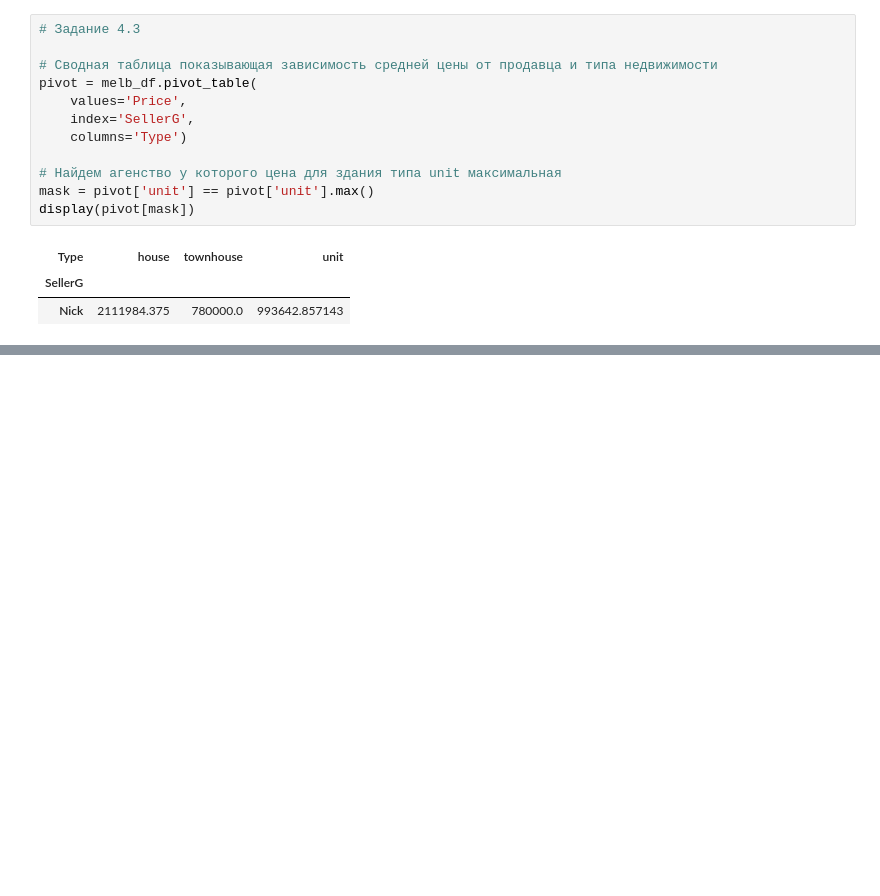
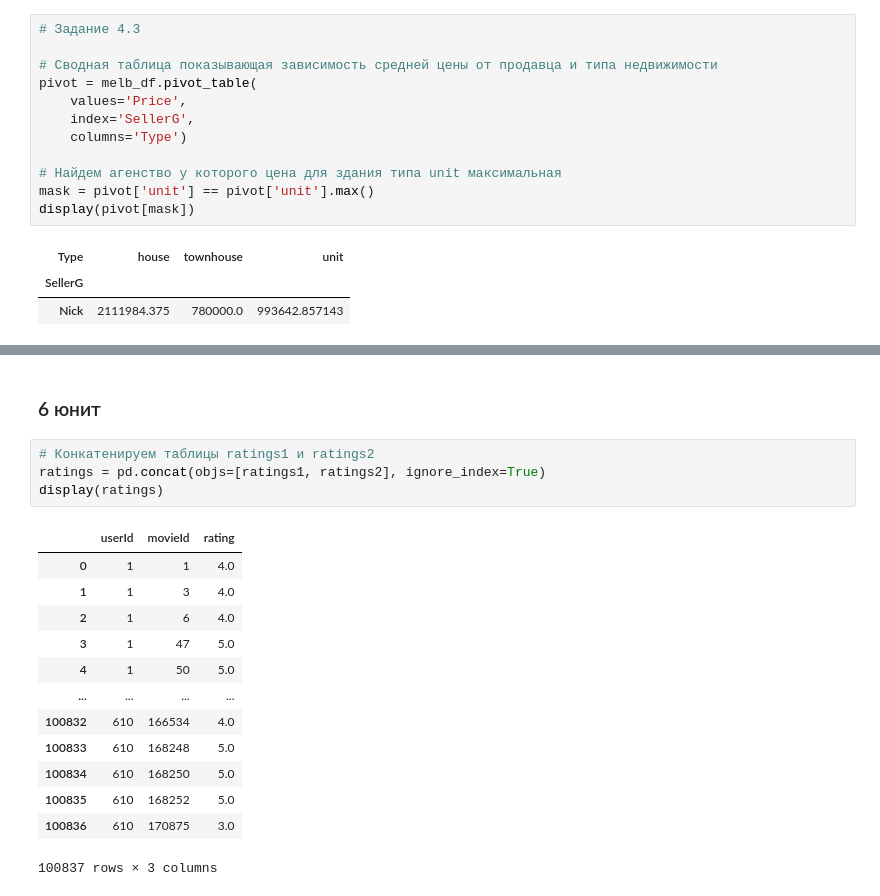
Before and after one commit to thetitorenko/sf_dspr_code, a Jupyter notebook: 01-block/05-python_12/05-python_12.ipynb, the cells around one changed output, grey strips where cells are left out. Saved outputs shown, nothing was run; the diff lists cells and outputs as text; blank space fills up the shorter version.

```diff
--- a/01-block/05-python_12/05-python_12.ipynb
+++ b/01-block/05-python_12/05-python_12.ipynb
@@ -518,0 +592,20 @@ display(pivot[mask])
+# %% [markdown]
+### 6 юнит
+# %%
+# Конкатенируем таблицы ratings1 и ratings2
+ratings = pd.concat(objs=[ratings1, ratings2], ignore_index=True)
+display(ratings)
+# %% [output]
+|  | userId | movieId | rating |
+| 0 | 1 | 1 | 4.0 |
+| 1 | 1 | 3 | 4.0 |
+| 2 | 1 | 6 | 4.0 |
+| 3 | 1 | 47 | 5.0 |
+| 4 | 1 | 50 | 5.0 |
+| ... | ... | ... | ... |
+| 100832 | 610 | 166534 | 4.0 |
+| 100833 | 610 | 168248 | 5.0 |
+| 100834 | 610 | 168250 | 5.0 |
+| 100835 | 610 | 168252 | 5.0 |
+| 100836 | 610 | 170875 | 3.0 |
+100837 rows × 3 columns
```
Also changed, not shown: parts of 11 cells of this notebook, 4 other files.
